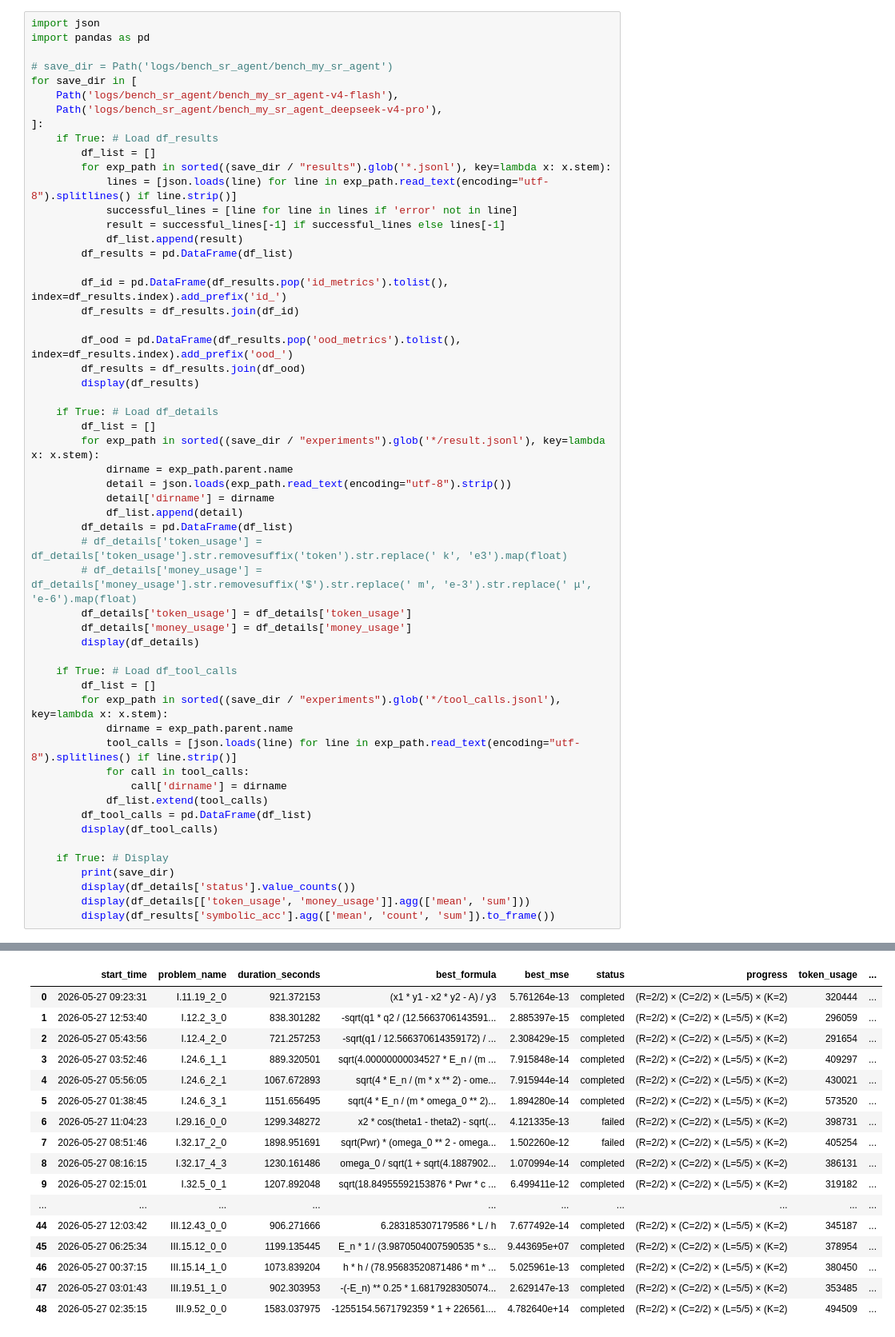
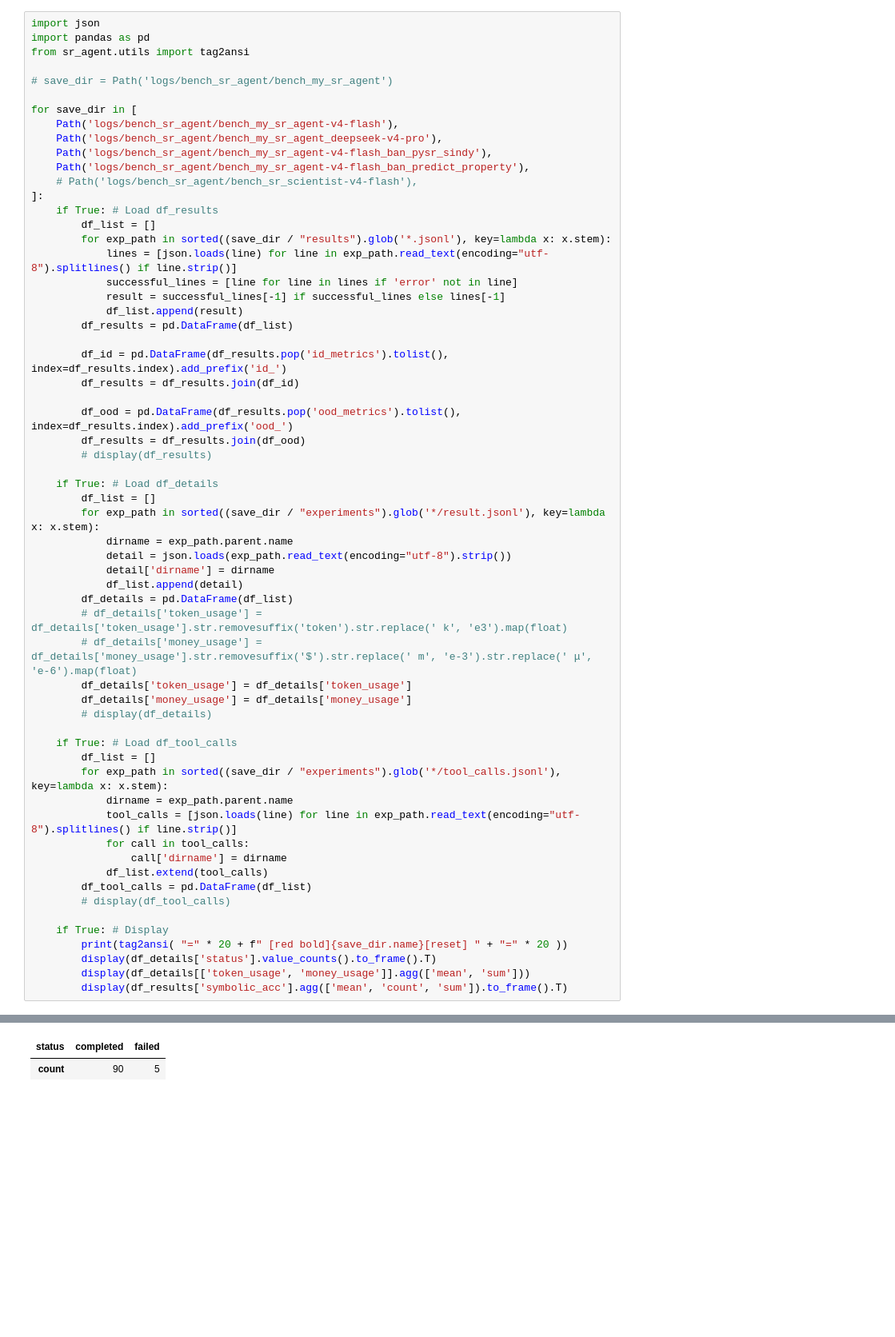
Before and after one commit to yuzhTHU/MySRAgent, a Jupyter notebook: analysis/260526统计结果.ipynb, the cells around one changed output, grey strips where cells are left out. Shown at 80% size. Cells and saved outputs as stored; diff of their text form; blank space fills up the shorter version.

```diff
--- a/analysis/260526统计结果.ipynb
+++ b/analysis/260526统计结果.ipynb
@@ -14,11 +14,16 @@ c:\Users\YuMeow\WorkSpace\42-MySRAgent
 # %%
 import json
 import pandas as pd
+from sr_agent.utils import tag2ansi
 
 # save_dir = Path('logs/bench_sr_agent/bench_my_sr_agent')
+
 for save_dir in [
     Path('logs/bench_sr_agent/bench_my_sr_agent-v4-flash'),
     Path('logs/bench_sr_agent/bench_my_sr_agent_deepseek-v4-pro'),
+    Path('logs/bench_sr_agent/bench_my_sr_agent-v4-flash_ban_pysr_sindy'),
+    Path('logs/bench_sr_agent/bench_my_sr_agent-v4-flash_ban_predict_property'),
+    # Path('logs/bench_sr_agent/bench_sr_scientist-v4-flash'),
 ]:
     if True: # Load df_results
         df_list = []
@@ -34,7 +39,7 @@ for save_dir in [
 
         df_ood = pd.DataFrame(df_results.pop('ood_metrics').tolist(), index=df_results.index).add_prefix('ood_')
         df_results = df_results.join(df_ood)
-        display(df_results)
+        # display(df_results)
 
     if True: # Load df_details
         df_list = []
@@ -48,7 +53,7 @@ for save_dir in [
         # df_details['money_usage'] = df_details['money_usage'].str.removesuffix('$').str.replace(' m', 'e-3').str.replace(' μ', 'e-6').map(float)
         df_details['token_usage'] = df_details['token_usage']
         df_details['money_usage'] = df_details['money_usage']
-        display(df_details)
+        # display(df_details)
 
     if True: # Load df_tool_calls
         df_list = []
@@ -59,11 +64,11 @@ for save_dir in [
                 call['dirname'] = dirname
             df_list.extend(tool_calls)
         df_tool_calls = pd.DataFrame(df_list)
-        display(df_tool_calls)
+        # display(df_tool_calls)
 
     if True: # Display
-        print(save_dir)
-        display(df_details['status'].value_counts())
+        print(tag2ansi( "=" * 20 + f" [red bold]{save_dir.name}[reset] " + "=" * 20 ))
+        display(df_details['status'].value_counts().to_frame().T)
         display(df_details[['token_usage', 'money_usage']].agg(['mean', 'sum']))
-        display(df_results['symbolic_acc'].agg(['mean', 'count', 'sum']).to_frame())
+        display(df_results['symbolic_acc'].agg(['mean', 'count', 'sum']).to_frame().T)
 # %% [output]
@@ -138,17 +92,2 @@ Name: count, dtype: int64
-|  | start_time | problem_name | duration_seconds | best_formula | best_mse | status | progress | token_usage | ... |
-| 0 | 2026-05-27 09:23:31 | I.11.19_2_0 | 921.372153 | (x1 * y1 - x2 * y2 - A) / y3 | 5.761264e-13 | completed | (R=2/2) × (C=2/2) × (L=5/5) × (K=2) | 320444 | ... |
-| 1 | 2026-05-27 12:53:40 | I.12.2_3_0 | 838.301282 | -sqrt(q1 * q2 / (12.5663706143591... | 2.885397e-15 | completed | (R=2/2) × (C=2/2) × (L=5/5) × (K=2) | 296059 | ... |
-| 2 | 2026-05-27 05:43:56 | I.12.4_2_0 | 721.257253 | -sqrt(q1 / 12.566370614359172) / ... | 2.308429e-15 | completed | (R=2/2) × (C=2/2) × (L=5/5) × (K=2) | 291654 | ... |
-| 3 | 2026-05-27 03:52:46 | I.24.6_1_1 | 889.320501 | sqrt(4.00000000034527 * E_n / (m ... | 7.915848e-14 | completed | (R=2/2) × (C=2/2) × (L=5/5) × (K=2) | 409297 | ... |
-| 4 | 2026-05-27 05:56:05 | I.24.6_2_1 | 1067.672893 | sqrt(4 * E_n / (m * x ** 2) - ome... | 7.915944e-14 | completed | (R=2/2) × (C=2/2) × (L=5/5) × (K=2) | 430021 | ... |
-| 5 | 2026-05-27 01:38:45 | I.24.6_3_1 | 1151.656495 | sqrt(4 * E_n / (m * omega_0 ** 2)... | 1.894280e-14 | completed | (R=2/2) × (C=2/2) × (L=5/5) × (K=2) | 573520 | ... |
-| 6 | 2026-05-27 11:04:23 | I.29.16_0_0 | 1299.348272 | x2 * cos(theta1 - theta2) - sqrt(... | 4.121335e-13 | failed | (R=2/2) × (C=2/2) × (L=5/5) × (K=2) | 398731 | ... |
-| 7 | 2026-05-27 08:51:46 | I.32.17_2_0 | 1898.951691 | sqrt(Pwr) * (omega_0 ** 2 - omega... | 1.502260e-12 | failed | (R=2/2) × (C=2/2) × (L=5/5) × (K=2) | 405254 | ... |
-| 8 | 2026-05-27 08:16:15 | I.32.17_4_3 | 1230.161486 | omega_0 / sqrt(1 + sqrt(4.1887902... | 1.070994e-14 | completed | (R=2/2) × (C=2/2) × (L=5/5) × (K=2) | 386131 | ... |
-| 9 | 2026-05-27 02:15:01 | I.32.5_0_1 | 1207.892048 | sqrt(18.84955592153876 * Pwr * c ... | 6.499411e-12 | completed | (R=2/2) × (C=2/2) × (L=5/5) × (K=2) | 319182 | ... |
-| ... | ... | ... | ... | ... | ... | ... | ... | ... | ... |
-| 44 | 2026-05-27 12:03:42 | III.12.43_0_0 | 906.271666 | 6.283185307179586 * L / h | 7.677492e-14 | completed | (R=2/2) × (C=2/2) × (L=5/5) × (K=2) | 345187 | ... |
-| 45 | 2026-05-27 06:25:34 | III.15.12_0_0 | 1199.135445 | E_n * 1 / (3.9870504007590535 * s... | 9.443695e+07 | completed | (R=2/2) × (C=2/2) × (L=5/5) × (K=2) | 378954 | ... |
-| 46 | 2026-05-27 00:37:15 | III.15.14_1_0 | 1073.839204 | h * h / (78.95683520871486 * m * ... | 5.025961e-13 | completed | (R=2/2) × (C=2/2) × (L=5/5) × (K=2) | 380450 | ... |
-| 47 | 2026-05-27 03:01:43 | III.19.51_1_0 | 902.303953 | -(-E_n) ** 0.25 * 1.6817928305074... | 2.629147e-13 | completed | (R=2/2) × (C=2/2) × (L=5/5) × (K=2) | 353485 | ... |
-| 48 | 2026-05-27 02:35:15 | III.9.52_0_0 | 1583.037975 | -1255154.5671792359 * 1 + 226561.... | 4.782640e+14 | completed | (R=2/2) × (C=2/2) × (L=5/5) × (K=2) | 494509 | ... |
+| status | completed | failed |
+| count | 90 | 5 |
```
Also changed, not shown: parts of 5 cells of this notebook, 1 other file.
